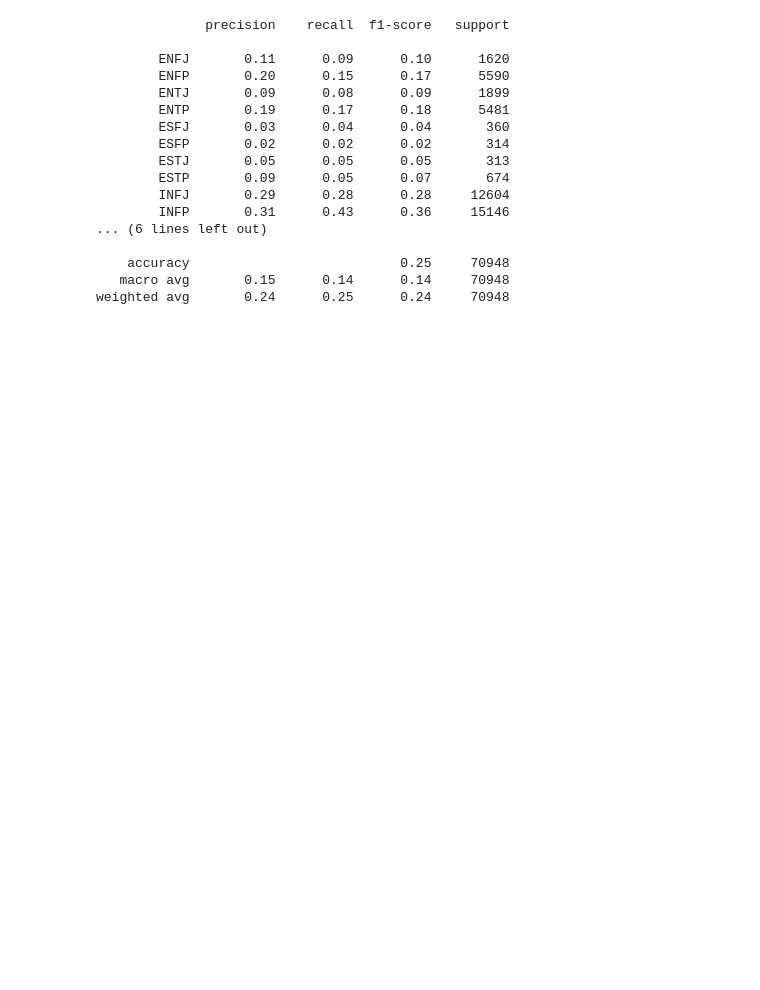
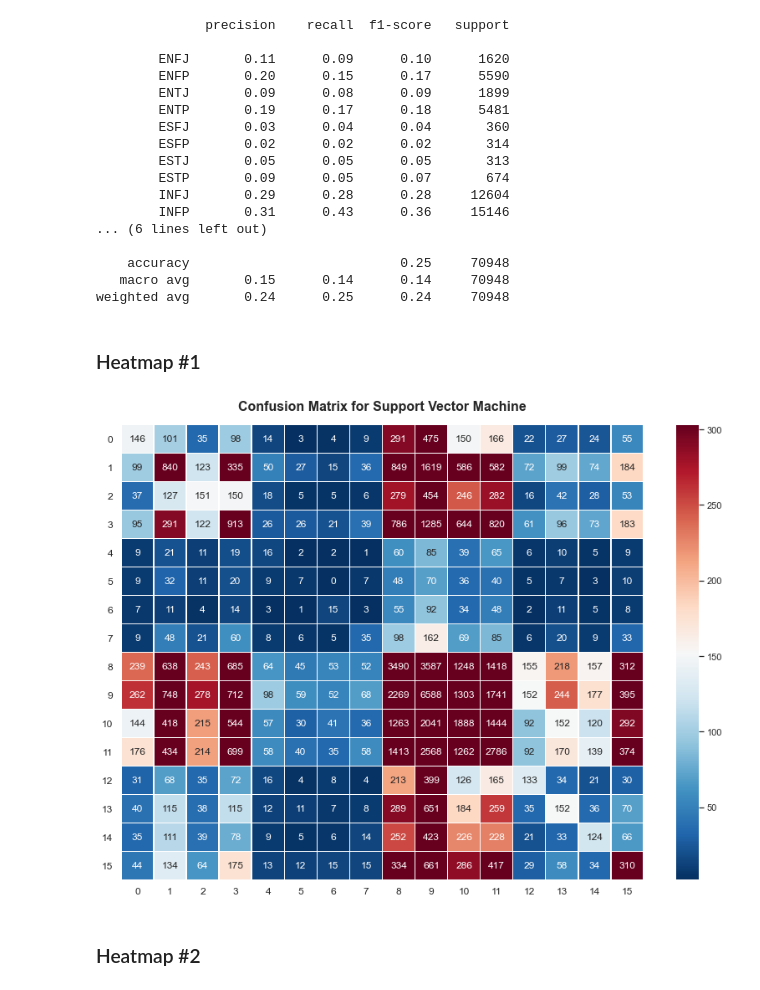
Before and after one commit to KatiuscaQ/Myers_Briggs_Type_Indicator, a Jupyter notebook: SVM_Prototype_updated.ipynb, the cells around one changed output. Cells and saved outputs as stored; diff of their text form; code cells hidden in the pictures; blank space fills up the shorter version.

```diff
--- a/SVM_Prototype_updated.ipynb
+++ b/SVM_Prototype_updated.ipynb
@@ -41,8 +49,8 @@ metrics, model_selection, feature_selection)
 
 text_clf_svm = pipeline.Pipeline([('vect', feature_extraction.text.CountVectorizer(tokenizer=lambda doc: doc, lowercase=False)),
                          ('tfidf', feature_extraction.text.TfidfTransformer()),
-                         ('chi2', feature_selection.SelectKBest(feature_selection.chi2, k = 'all')),
-                         ('clf', linear_model.SGDClassifier(random_state=42, verbose = 5)),
+                         ('chi2', feature_selection.SelectKBest(feature_selection.chi2, k='all')),
+                         ('clf', linear_model.SGDClassifier(random_state=42, verbose=5, max_iter=10000)),
                         ])
 
 text_clf_svm = text_clf_svm.fit(X_train, y_train)
@@ -200,0 +212,15 @@ plt.ylabel('predicted label')
+# %% [markdown]
+### Heatmap #1
+# %%
+mat = confusion_matrix(y_test, y_pred)
+fig, ax = plt.subplots(figsize=(14,10))
+plt.title('Confusion Matrix for Support Vector Machine', fontsize=16,
+          fontweight='bold', y=1.02)
+sns.heatmap(mat.T, robust=True, annot=True, linewidth=0.5,
+            fmt='', cmap='RdBu_r', vmax=303, ax=ax)
+plt.xticks(fontsize=12)
+plt.yticks(rotation=0, fontsize=12);
+# %% [output]
+[figure, added]
+# %% [markdown]
+### Heatmap #2
```
Also changed, not shown: parts of 16 cells of this notebook.
